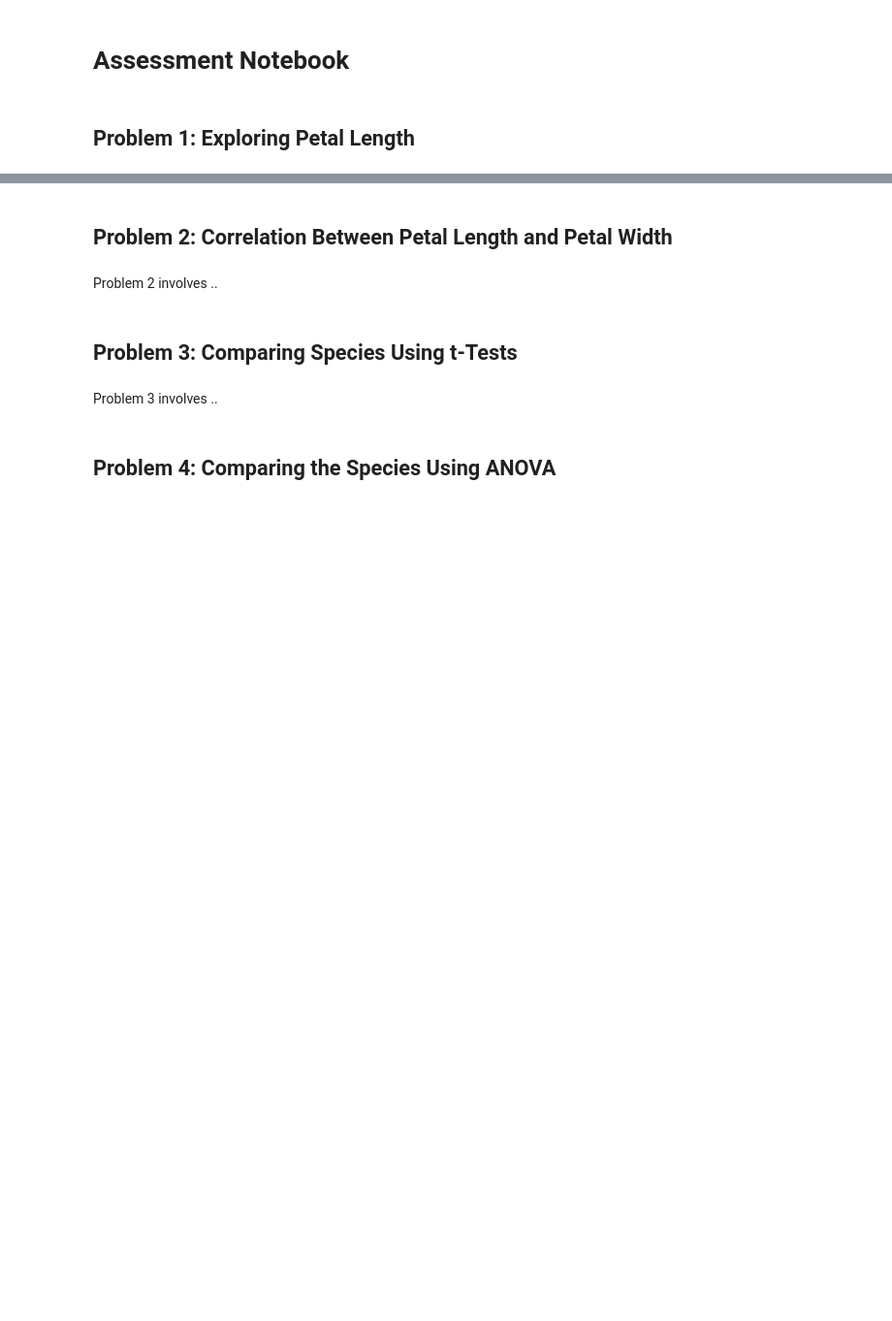
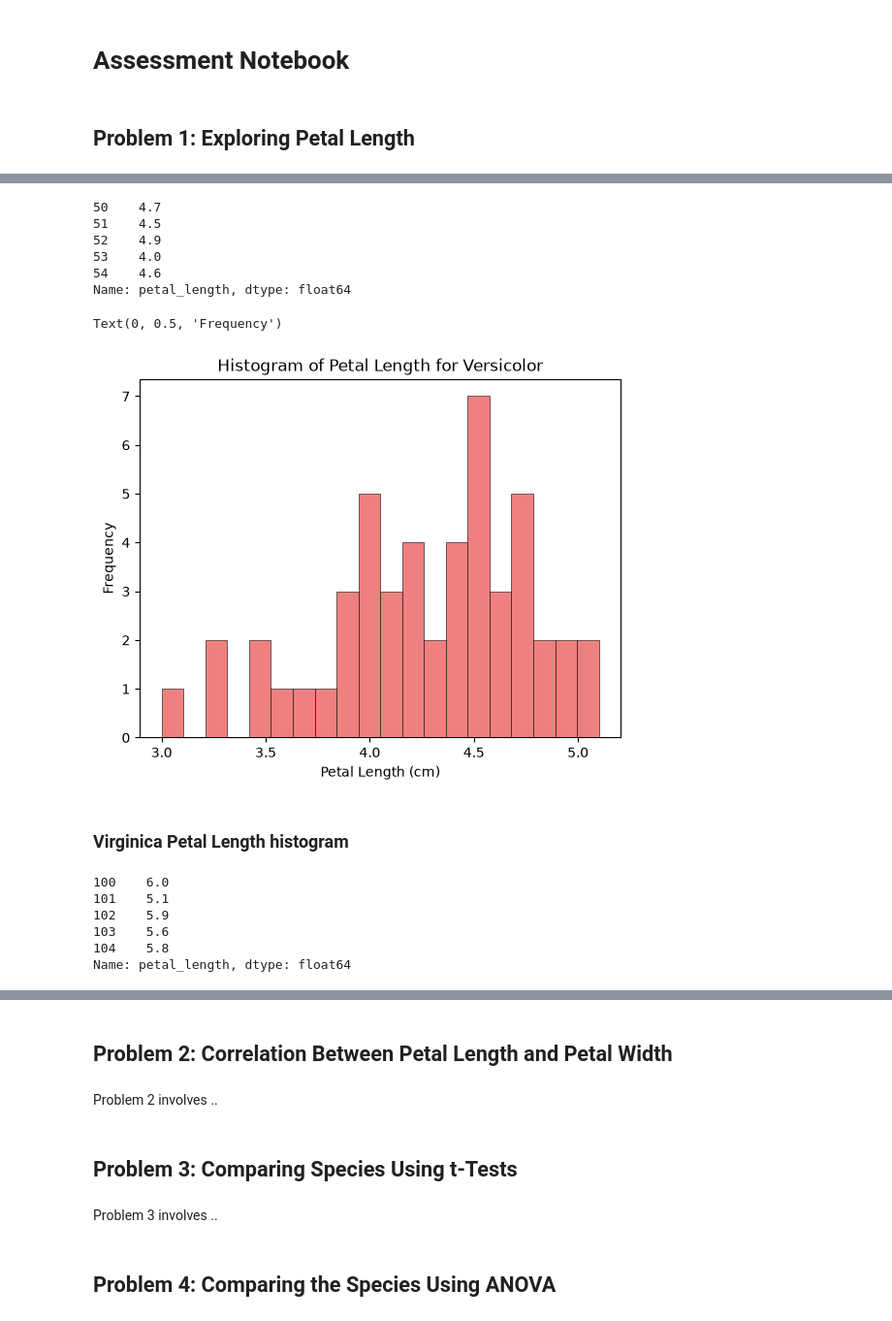
Before and after one commit to Oksyyy/applied-statistics, a Jupyter notebook: problems.ipynb, the cells around one changed output, grey strips where cells are left out. Shown at 97% size. Drawn from its saved outputs; the diff is of its cells as text; code cells hidden in the pictures; blank space fills up the shorter version.

```diff
--- a/problems.ipynb
+++ b/problems.ipynb
@@ -9,0 +81,38 @@ Problem 1 involves ..
+# %%
+# Extract petal lengths for the species versicolor
+petal_length_versicolor = iris[iris['species'] == 'versicolor']['petal_length']
+
+# Show first 5 values of petal length for versicolor
+petal_length_versicolor[0:5]
+# %% [output]
+50    4.7
+51    4.5
+52    4.9
+53    4.0
+54    4.6
+Name: petal_length, dtype: float64
+# %%
+# Plot histogram for petal lengths of versicolor
+plt.hist(petal_length_versicolor, bins=20, color='lightcoral', edgecolor='black', linewidth=0.4)
+# Add title and labels
+plt.title('Histogram of Petal Length for Versicolor')
+plt.xlabel('Petal Length (cm)')
+plt.ylabel('Frequency')
+# %% [output]
+Text(0, 0.5, 'Frequency')
+[figure, added]
+# %% [markdown]
+### Virginica Petal Length histogram
+# %%
+# Extract petal lengths for the species virginica
+petal_length_virginica = iris[iris['species'] == 'virginica']['petal_length']
+
+# Show first 5 values of petal length for virginica
+petal_length_virginica[0:5]
+# %% [output]
+100    6.0
+101    5.1
+102    5.9
+103    5.6
+104    5.8
+Name: petal_length, dtype: float64
```
Also changed, not shown: parts of 11 cells of this notebook.
